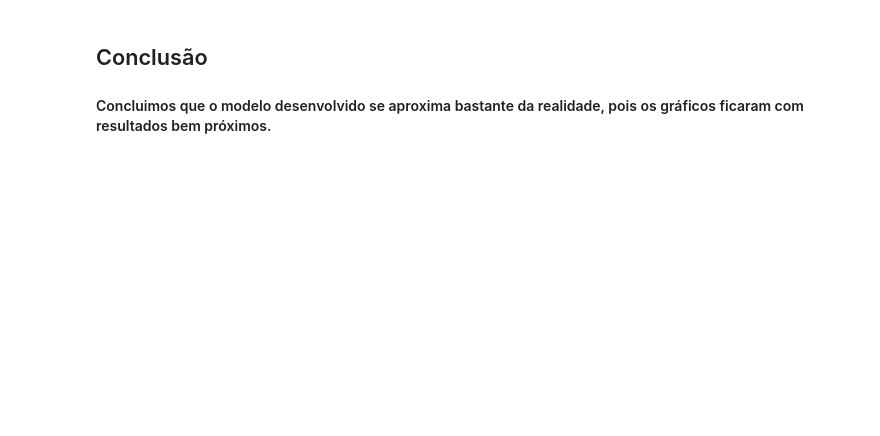
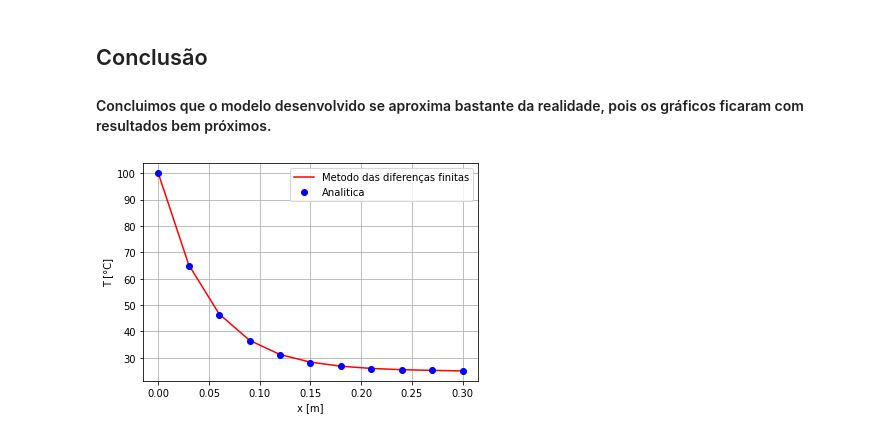
Before and after one commit to delattre1/aps2-transmec-crazy-musical, a Jupyter notebook: APS2_DG.ipynb, the cells around one changed output. Cells and saved outputs as stored; diff of their text form; code cells hidden in the pictures; blank space fills up the shorter version.

```diff
--- a/APS2_DG.ipynb
+++ b/APS2_DG.ipynb
@@ -82,3 +81,13 @@ plt.show()
 ## Conclusão
 
 #### Concluimos que o modelo desenvolvido se aproxima bastante da realidade, pois os gráficos ficaram com resultados bem próximos.
+# %%
+plt.plot(x, T[l],"r",label="Metodo das diferenças finitas")
+plt.plot(x, T2,"bo",label="Analitica")
+plt.xlabel("x [m]")
+plt.grid()
+plt.ylabel("T [°C]")
+plt.legend()
+plt.show()
+# %% [output]
+[figure, added]
```
Also changed, not shown: parts of 2 cells of this notebook.
